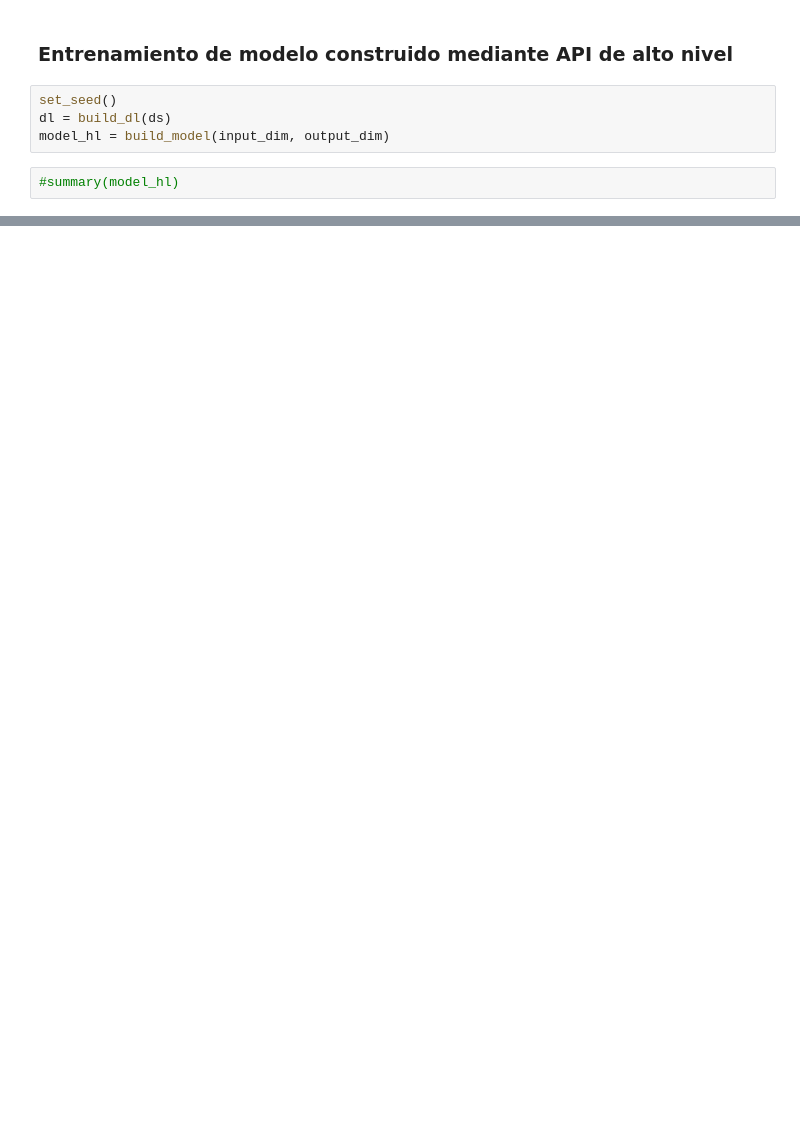
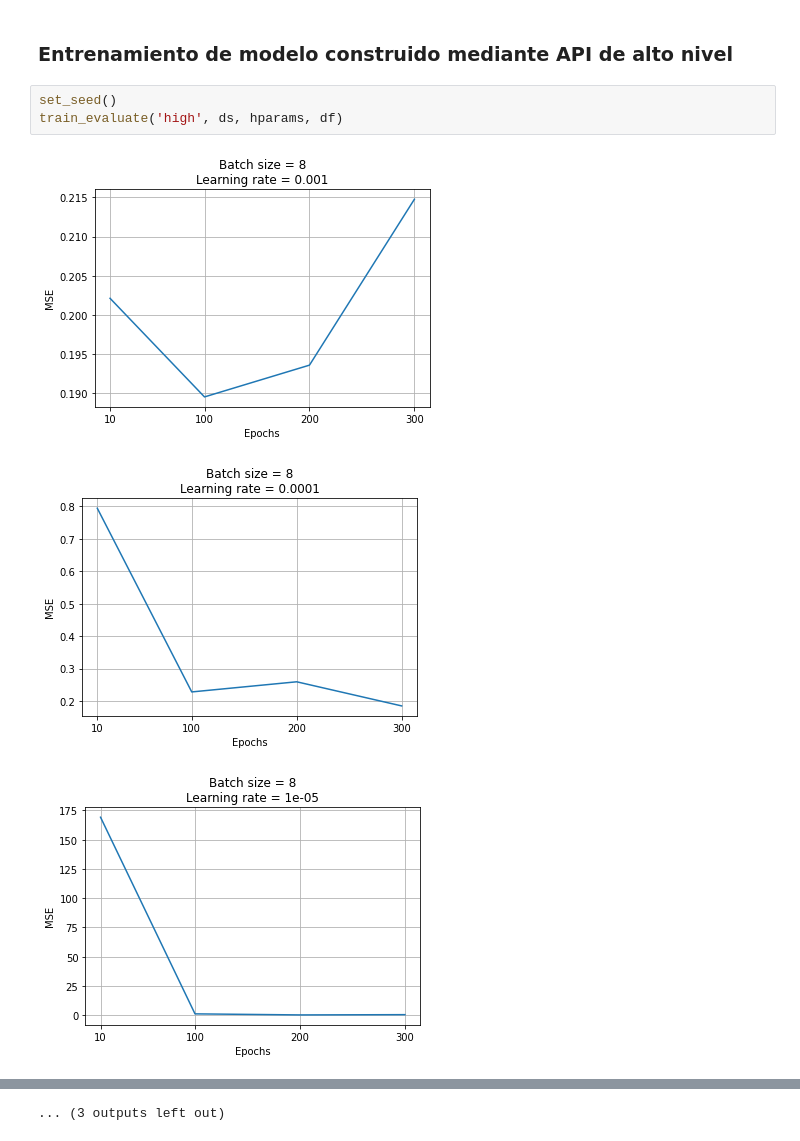
Before and after one commit to jgermanob/DeepLearning, a Jupyter notebook: T01/AP_T01_Ej03.ipynb, the cells around one changed output, grey strips where cells are left out. Cells and saved outputs as stored; diff of their text form; blank space fills up the shorter version.

```diff
--- a/T01/AP_T01_Ej03.ipynb
+++ b/T01/AP_T01_Ej03.ipynb
@@ -183,9 +223,10 @@ plot_sol(df, model_ml)
 [interactive output not drawn]
 # %% [markdown]
 ### Entrenamiento de modelo construido mediante API de alto nivel
-# %%
-set_seed()
-dl = build_dl(ds)
-model_hl = build_model(input_dim, output_dim)
-# %%
-#summary(model_hl)
+# %%
+set_seed()
+train_evaluate('high', ds, hparams, df)
+# %% [output]
+[figure, added]
+[figure, added]
+[figure, added]
@@ -191,0 +242 @@ model_hl = build_model(input_dim, output_dim)
+... (3 outputs left out)
```
Also changed, not shown: parts of 28 cells of this notebook.
